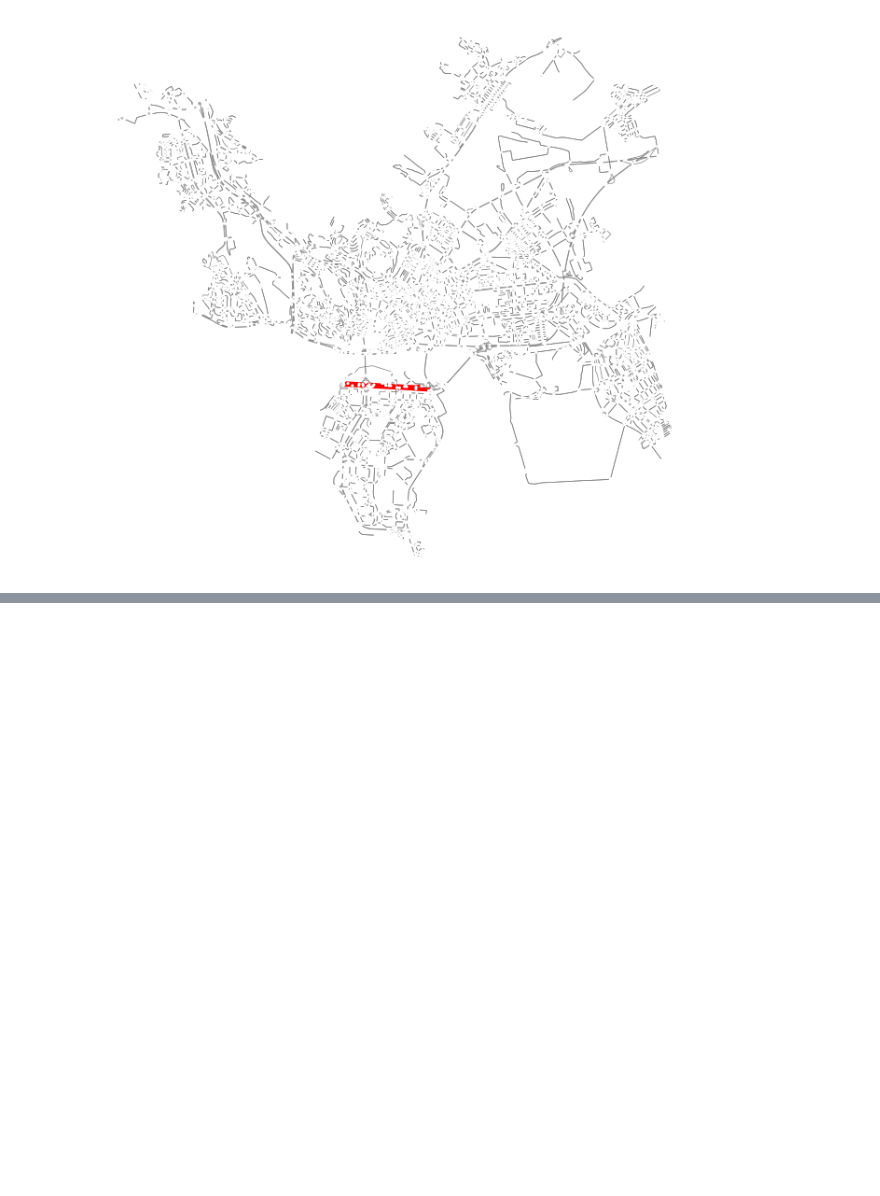
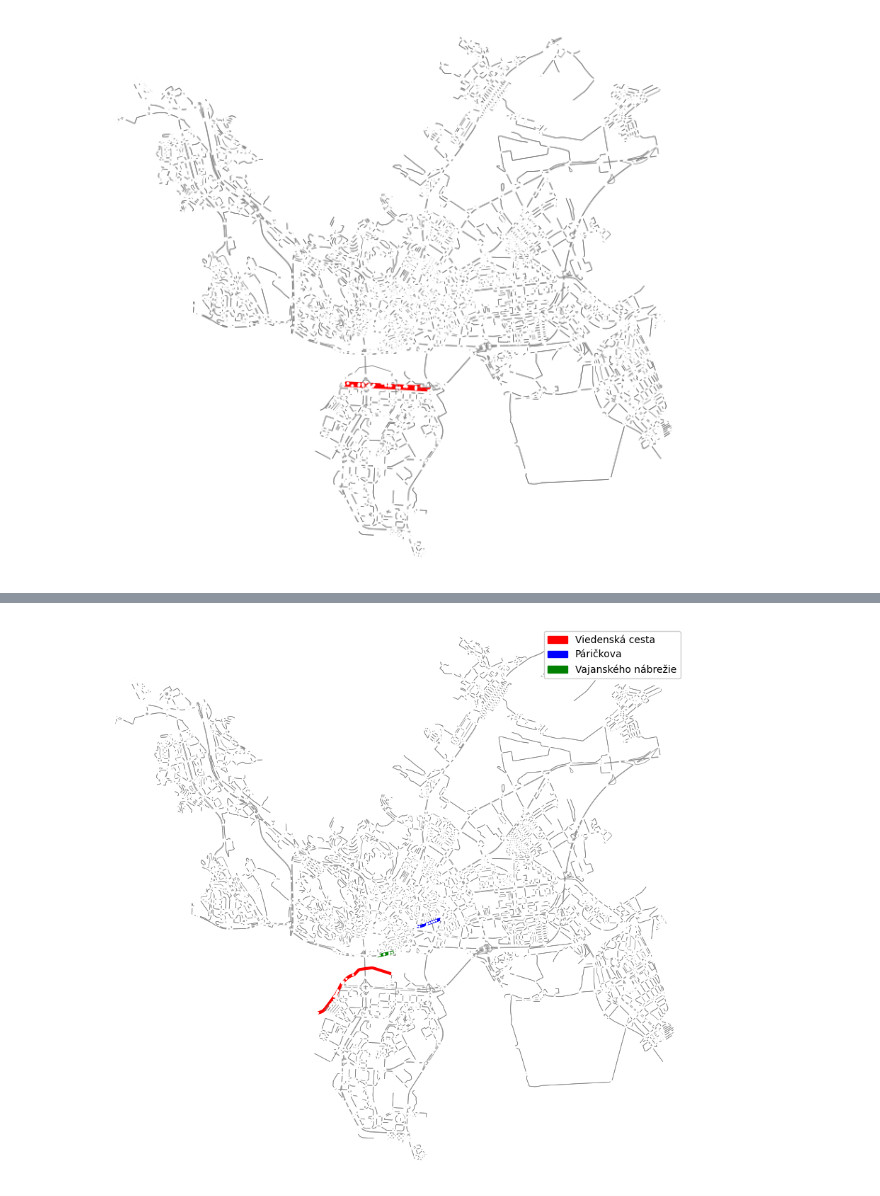
Before and after one commit to sugy-w/PRIDAV-JPD, a Jupyter notebook: Visuals of bicycle routes/visualizer.ipynb, the cells around one changed output, grey strips where cells are left out. Drawn from its saved outputs; the diff is of its cells as text; code cells hidden in the pictures; blank space fills up the shorter version.

```diff
--- a/Visuals of bicycle routes/visualizer.ipynb
+++ b/Visuals of bicycle routes/visualizer.ipynb
@@ -79,0 +96,46 @@ fig, ax = plot_graph(G, edges)
+# %%
+import matplotlib.patches as mpatches
+import matplotlib.pyplot as plt
+
+route_streets = ["Viedenská cesta", "Páričkova", "Vajanského nábrežie"]
+colors = {'Viedenská cesta': 'red', 'Páričkova': 'blue', 'Vajanského nábrežie': 'green'}
+
+highlight_edges = []
+for u, v, k, data in G.edges(keys=True, data=True):
+    if "name" in data and data["name"] in route_streets:
+        highlight_edges.append((u, v, k, data["name"]))
+
+edge_colors = []
+edge_widths = []
+for u, v, k in G.edges(keys=True):
+    found = False
+    for he_u, he_v, he_k, street_name in highlight_edges:
+        if (u, v, k) == (he_u, he_v, he_k):
+            edge_colors.append(colors[street_name])
+            edge_widths.append(3)
+            found = True
+            break
+    if not found:
+        edge_colors.append('gray')
+        edge_widths.append(0.5)
+
+fig, ax = plt.subplots(figsize=(10, 8))
+
+fig, ax = ox.plot_graph(
+    G,
+    node_size=5,
+    edge_color=edge_colors,
+    edge_linewidth=edge_widths,
+    bgcolor='white',
+    ax=ax,
+    show=False,
+    close=False
+)
+
+# Add legend with better visibility
+patches = [mpatches.Patch(color=color, label=street) for street, color in colors.items()]
+ax.legend(handles=patches, loc='upper right', fontsize=10, framealpha=0.98)
+plt.tight_layout()
+plt.show()
+# %% [output]
+[figure, added]
```
Also changed, not shown: parts of 4 cells of this notebook.
